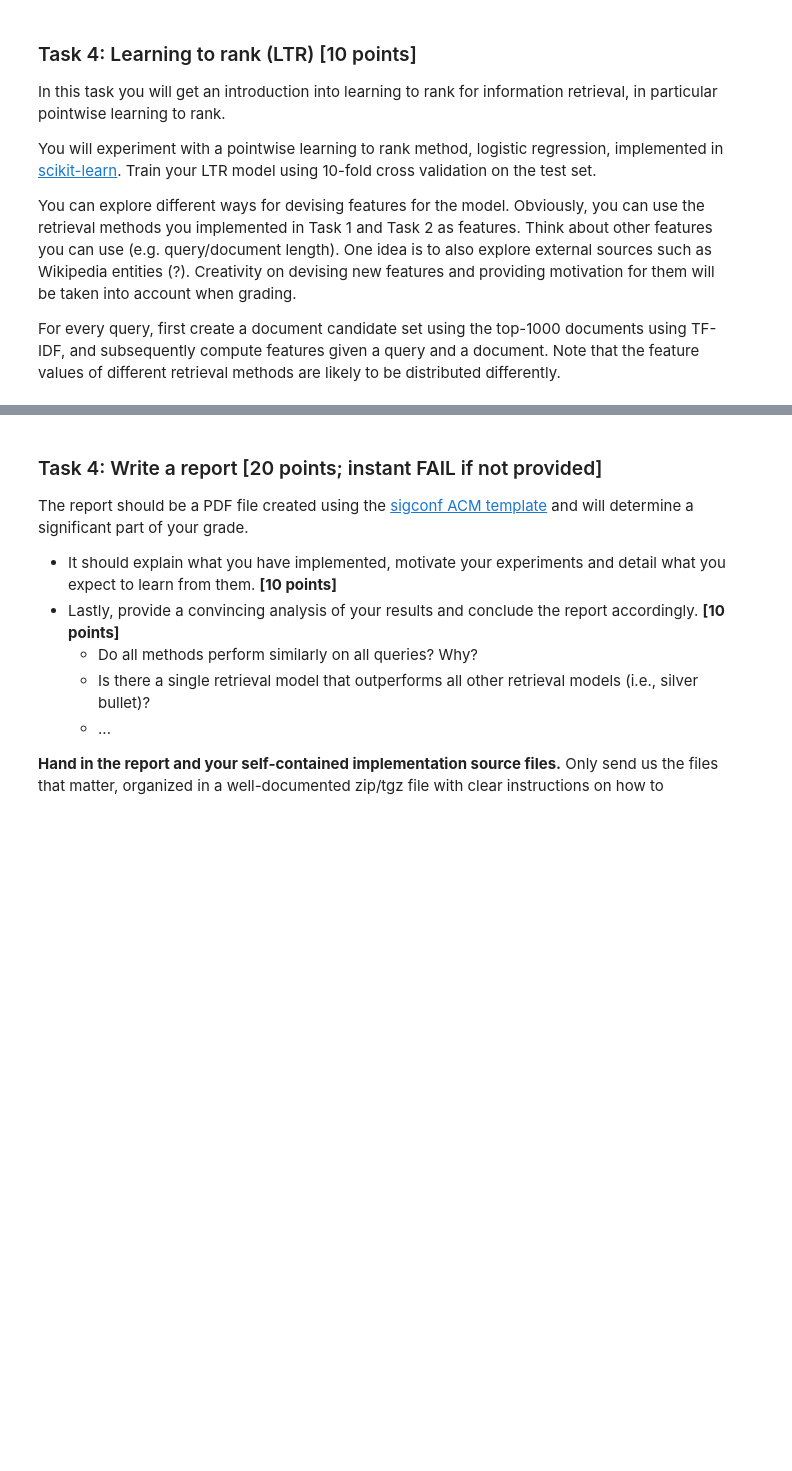
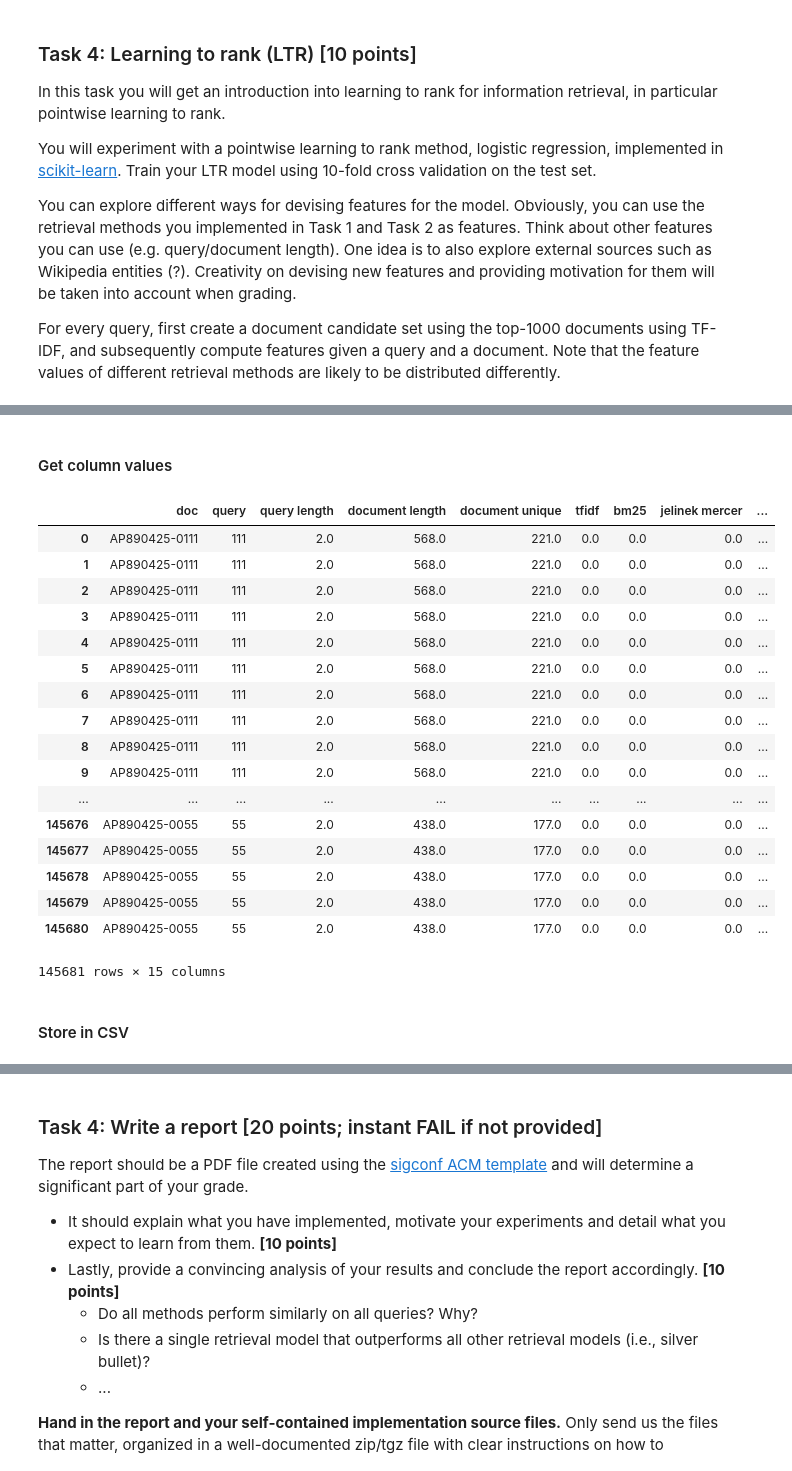
Before and after one commit to littlewine/search-struct-unstruct-data, a Jupyter notebook: assignment 1 clean.ipynb, the cells around one changed output, grey strips where cells are left out. Drawn from its saved outputs; the diff is of its cells as text; code cells hidden in the pictures; blank space fills up the shorter version.

```diff
--- a/assignment 1 clean.ipynb
+++ b/assignment 1 clean.ipynb
@@ -804,0 +1652,2 @@ For every query, first create a document candidate set using the top-1000 docume
+# %% [markdown]
+#### Get column values
@@ -804,0 +1710,51 @@ For every query, first create a document candidate set using the top-1000 docume
+# %%
+## Append Word2Vec Average data
+for idx, row in evalData.iterrows():
+
+    score = run_ltr_retrieval(averaged_vectors, evalData.iloc[idx]['doc'], evalData.iloc[idx]['query'])
+    evalData.at[idx, 'w2v: avg'] = score
+# %%
+## Append Word2Vec WMD data
+for idx, row in evalData.iterrows():
+
+    score = run_ltr_retrieval(wmd_vectors, evalData.iloc[idx]['doc'], evalData.iloc[idx]['query'])
+    evalData.at[idx, 'w2v: wmd'] = score
+# %%
+## Append LSI data
+for idx, row in evalData.iterrows():
+
+    external_id = extDocId2id[str(evalData.iloc[idx]['doc'])]
+
+    score = gensim_rank_pair(external_id, str(evalData.iloc[idx]['query']), lsi, transformed_queries)
+    evalData.at[idx, 'lsi'] = score
+# %%
+## Append LDA data
+for idx, row in evalData.iterrows():
+
+    external_id = extDocId2id[str(evalData.iloc[idx]['doc'])]
+
+    score = gensim_rank_pair(external_id, str(evalData.iloc[idx]['query']), lda, transformed_queries)
+    evalData.at[idx, 'lda'] = score
+# %%
+evalData
+# %% [output]
+|  | doc | query | query length | document length | document unique | tfidf | bm25 | jelinek mercer | ... |
+| 0 | AP890425-0111 | 111 | 2.0 | 568.0 | 221.0 | 0.0 | 0.0 | 0.0 | ... |
+| 1 | AP890425-0111 | 111 | 2.0 | 568.0 | 221.0 | 0.0 | 0.0 | 0.0 | ... |
+| 2 | AP890425-0111 | 111 | 2.0 | 568.0 | 221.0 | 0.0 | 0.0 | 0.0 | ... |
+| 3 | AP890425-0111 | 111 | 2.0 | 568.0 | 221.0 | 0.0 | 0.0 | 0.0 | ... |
+| 4 | AP890425-0111 | 111 | 2.0 | 568.0 | 221.0 | 0.0 | 0.0 | 0.0 | ... |
+| 5 | AP890425-0111 | 111 | 2.0 | 568.0 | 221.0 | 0.0 | 0.0 | 0.0 | ... |
+| 6 | AP890425-0111 | 111 | 2.0 | 568.0 | 221.0 | 0.0 | 0.0 | 0.0 | ... |
+| 7 | AP890425-0111 | 111 | 2.0 | 568.0 | 221.0 | 0.0 | 0.0 | 0.0 | ... |
+| 8 | AP890425-0111 | 111 | 2.0 | 568.0 | 221.0 | 0.0 | 0.0 | 0.0 | ... |
+| 9 | AP890425-0111 | 111 | 2.0 | 568.0 | 221.0 | 0.0 | 0.0 | 0.0 | ... |
+| ... | ... | ... | ... | ... | ... | ... | ... | ... | ... |
+| 145676 | AP890425-0055 | 55 | 2.0 | 438.0 | 177.0 | 0.0 | 0.0 | 0.0 | ... |
+| 145677 | AP890425-0055 | 55 | 2.0 | 438.0 | 177.0 | 0.0 | 0.0 | 0.0 | ... |
+| 145678 | AP890425-0055 | 55 | 2.0 | 438.0 | 177.0 | 0.0 | 0.0 | 0.0 | ... |
+| 145679 | AP890425-0055 | 55 | 2.0 | 438.0 | 177.0 | 0.0 | 0.0 | 0.0 | ... |
+| 145680 | AP890425-0055 | 55 | 2.0 | 438.0 | 177.0 | 0.0 | 0.0 | 0.0 | ... |
+145681 rows × 15 columns
+# %% [markdown]
+#### Store in CSV
```
Also changed, not shown: parts of 173 cells of this notebook.
